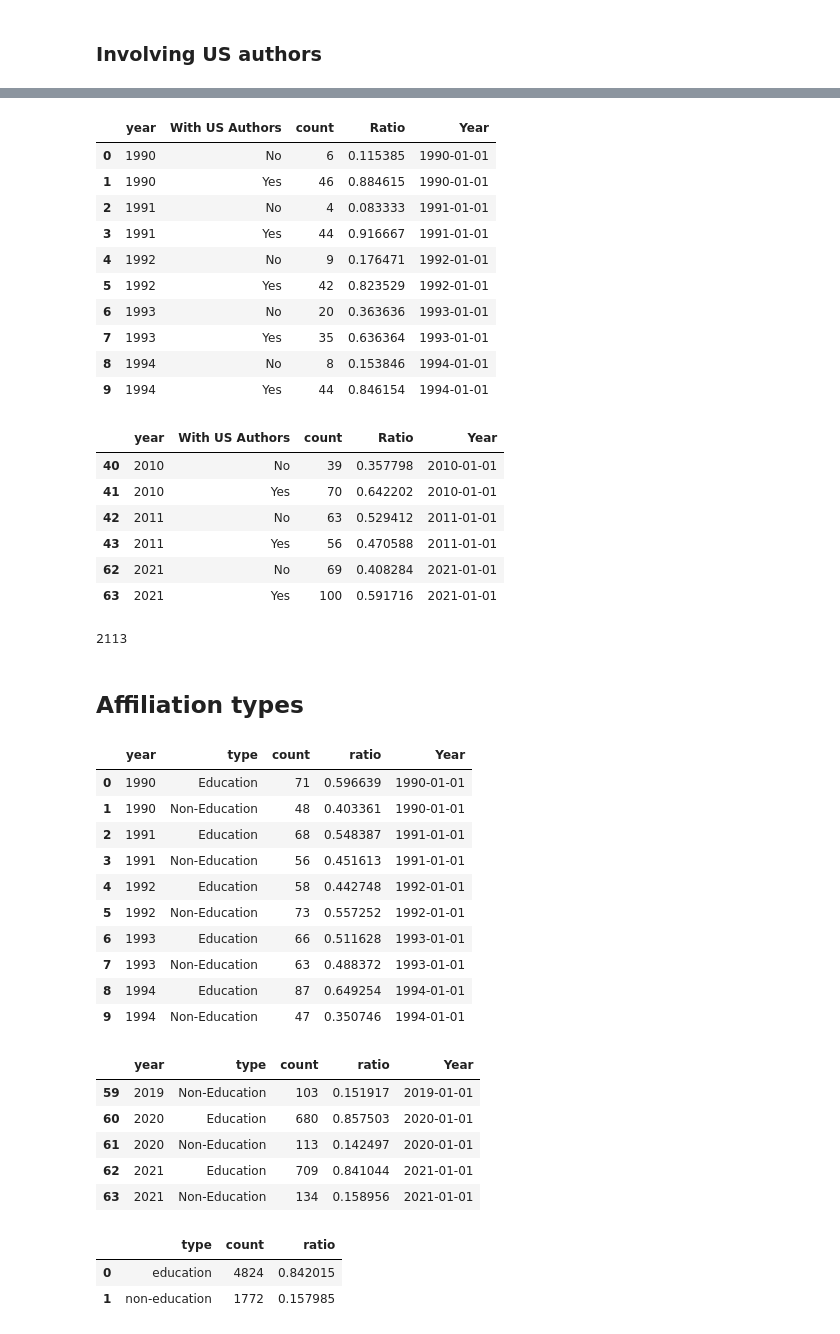
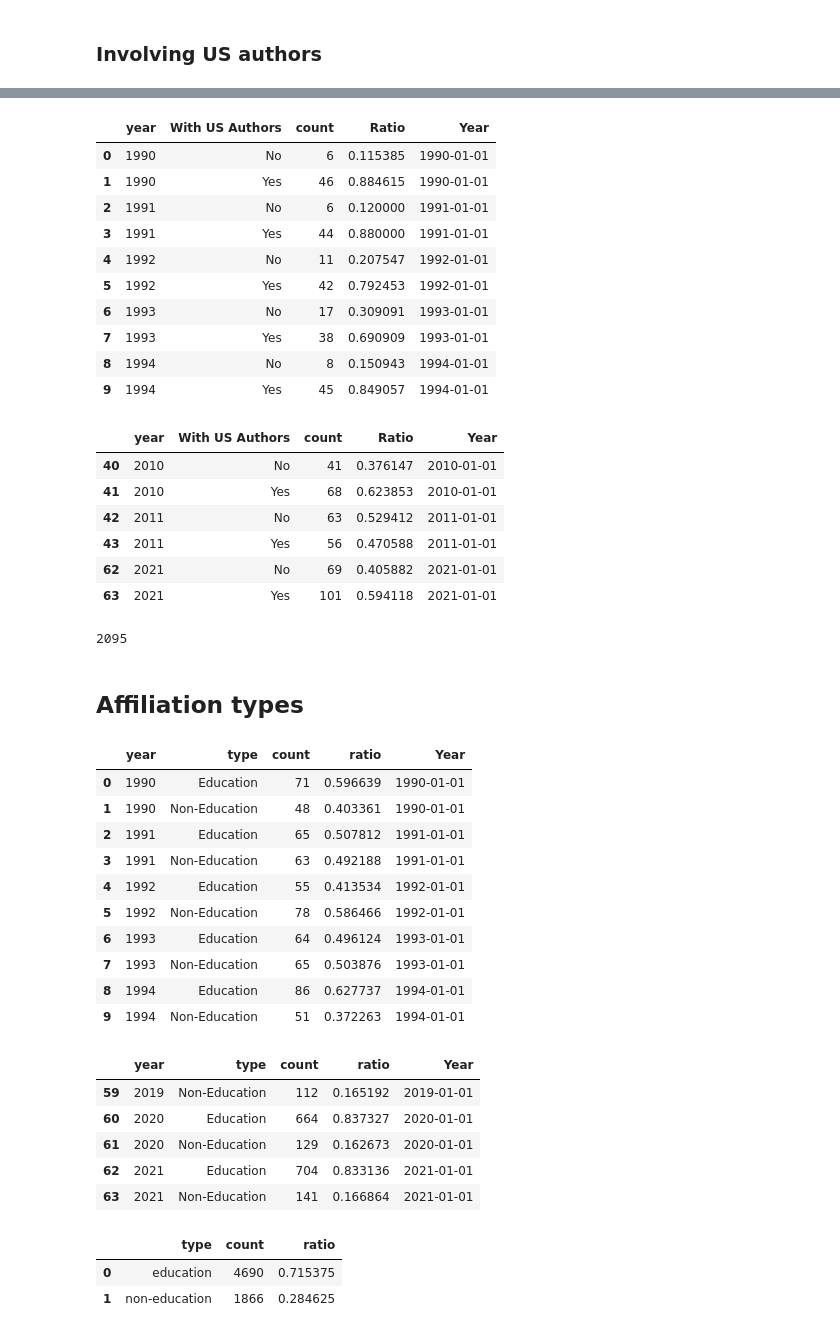
Before and after one commit to hongtaoh/32vis, a Jupyter notebook: analyses_and_get_figures/Authors_Statistics.ipynb, the cells around one changed output, grey strips where cells are left out. Drawn from its saved outputs; the diff is of its cells as text; code cells hidden in the pictures.

```diff
--- a/analyses_and_get_figures/Authors_Statistics.ipynb
+++ b/analyses_and_get_figures/Authors_Statistics.ipynb
@@ -185,8 +185,3 @@ def check_substring(substring_list, string_to_check):
     return True in true_false_list
 # %%
 hk_list = ['Hong Kong', 'hong kong', 'HK', 'hk']
-# %%
-author['Country Code New'] = author.apply(
-    lambda row: 'HK' if check_substring(
-        hk_list, row['Affiliation Name']) else row['Affiliation Country Code'], axis = 1
-)
@@ -193 +193,11 @@ author['Country Code New'] = author.apply(
+# %%
+# now i got it: in np.where, the condition should be a list or array!
+cntry_code_new = np.where(
+    [check_substring(hk_list, i) for i in author['Affiliation Name']],
+    'HK',
+    author['Affiliation Country Code']
+)
+# %%
+kwargs = {'Country Code New': cntry_code_new}
+author = author.assign(**kwargs)
 # %%
@@ -313,28 +323,28 @@ withus_authors.head(10)
 |  | year | With US Authors | count | Ratio | Year |
 | 0 | 1990 | No | 6 | 0.115385 | 1990-01-01 |
 | 1 | 1990 | Yes | 46 | 0.884615 | 1990-01-01 |
-| 2 | 1991 | No | 4 | 0.083333 | 1991-01-01 |
-| 3 | 1991 | Yes | 44 | 0.916667 | 1991-01-01 |
-| 4 | 1992 | No | 9 | 0.176471 | 1992-01-01 |
-| 5 | 1992 | Yes | 42 | 0.823529 | 1992-01-01 |
-| 6 | 1993 | No | 20 | 0.363636 | 1993-01-01 |
-| 7 | 1993 | Yes | 35 | 0.636364 | 1993-01-01 |
-| 8 | 1994 | No | 8 | 0.153846 | 1994-01-01 |
-| 9 | 1994 | Yes | 44 | 0.846154 | 1994-01-01 |
+| 2 | 1991 | No | 6 | 0.120000 | 1991-01-01 |
+| 3 | 1991 | Yes | 44 | 0.880000 | 1991-01-01 |
+| 4 | 1992 | No | 11 | 0.207547 | 1992-01-01 |
+| 5 | 1992 | Yes | 42 | 0.792453 | 1992-01-01 |
+| 6 | 1993 | No | 17 | 0.309091 | 1993-01-01 |
+| 7 | 1993 | Yes | 38 | 0.690909 | 1993-01-01 |
+| 8 | 1994 | No | 8 | 0.150943 | 1994-01-01 |
+| 9 | 1994 | Yes | 45 | 0.849057 | 1994-01-01 |
 # %%
 withus_authors[withus_authors.year.isin([2010, 2011, 2021])]
 # %% [output]
 |  | year | With US Authors | count | Ratio | Year |
-| 40 | 2010 | No | 39 | 0.357798 | 2010-01-01 |
-| 41 | 2010 | Yes | 70 | 0.642202 | 2010-01-01 |
+| 40 | 2010 | No | 41 | 0.376147 | 2010-01-01 |
+| 41 | 2010 | Yes | 68 | 0.623853 | 2010-01-01 |
 | 42 | 2011 | No | 63 | 0.529412 | 2011-01-01 |
 | 43 | 2011 | Yes | 56 | 0.470588 | 2011-01-01 |
-| 62 | 2021 | No | 69 | 0.408284 | 2021-01-01 |
-| 63 | 2021 | Yes | 100 | 0.591716 | 2021-01-01 |
+| 62 | 2021 | No | 69 | 0.405882 | 2021-01-01 |
+| 63 | 2021 | Yes | 101 | 0.594118 | 2021-01-01 |
 # %%
 withus_authors[withus_authors['With US Authors'] == 'Yes']['count'].sum()
 # %% [output]
-2113
+2095
 # %% [markdown]
 ## Affiliation types
 # %%
@@ -359,33 +369,33 @@ binary_type_df.head(10)
 |  | year | type | count | ratio | Year |
 | 0 | 1990 | Education | 71 | 0.596639 | 1990-01-01 |
 | 1 | 1990 | Non-Education | 48 | 0.403361 | 1990-01-01 |
-| 2 | 1991 | Education | 68 | 0.548387 | 1991-01-01 |
-| 3 | 1991 | Non-Education | 56 | 0.451613 | 1991-01-01 |
-| 4 | 1992 | Education | 58 | 0.442748 | 1992-01-01 |
-| 5 | 1992 | Non-Education | 73 | 0.557252 | 1992-01-01 |
-| 6 | 1993 | Education | 66 | 0.511628 | 1993-01-01 |
-| 7 | 1993 | Non-Education | 63 | 0.488372 | 1993-01-01 |
-| 8 | 1994 | Education | 87 | 0.649254 | 1994-01-01 |
-| 9 | 1994 | Non-Education | 47 | 0.350746 | 1994-01-01 |
+| 2 | 1991 | Education | 65 | 0.507812 | 1991-01-01 |
+| 3 | 1991 | Non-Education | 63 | 0.492188 | 1991-01-01 |
+| 4 | 1992 | Education | 55 | 0.413534 | 1992-01-01 |
+| 5 | 1992 | Non-Education | 78 | 0.586466 | 1992-01-01 |
+| 6 | 1993 | Education | 64 | 0.496124 | 1993-01-01 |
+| 7 | 1993 | Non-Education | 65 | 0.503876 | 1993-01-01 |
+| 8 | 1994 | Education | 86 | 0.627737 | 1994-01-01 |
+| 9 | 1994 | Non-Education | 51 | 0.372263 | 1994-01-01 |
 # %%
 binary_type_df.tail(5)
 # %% [output]
 |  | year | type | count | ratio | Year |
-| 59 | 2019 | Non-Education | 103 | 0.151917 | 2019-01-01 |
-| 60 | 2020 | Education | 680 | 0.857503 | 2020-01-01 |
-| 61 | 2020 | Non-Education | 113 | 0.142497 | 2020-01-01 |
-| 62 | 2021 | Education | 709 | 0.841044 | 2021-01-01 |
-| 63 | 2021 | Non-Education | 134 | 0.158956 | 2021-01-01 |
+| 59 | 2019 | Non-Education | 112 | 0.165192 | 2019-01-01 |
+| 60 | 2020 | Education | 664 | 0.837327 | 2020-01-01 |
+| 61 | 2020 | Non-Education | 129 | 0.162673 | 2020-01-01 |
+| 62 | 2021 | Education | 704 | 0.833136 | 2021-01-01 |
+| 63 | 2021 | Non-Education | 141 | 0.166864 | 2021-01-01 |
 # %%
 # edu and non-edu within us
 dic = dict(Counter(author[author['Affiliation Country Code'] == 'US']['Binary Type']))
 dff1 = pd.DataFrame(dic.items(), columns = ['type', 'count'])
-dff1['ratio'] = dff['count'] / dff['count'].sum()
+dff1['ratio'] = dff1['count'] / dff1['count'].sum()
 dff1
 # %% [output]
 |  | type | count | ratio |
-| 0 | education | 4824 | 0.842015 |
-| 1 | non-education | 1772 | 0.157985 |
+| 0 | education | 4690 | 0.715375 |
+| 1 | non-education | 1866 | 0.284625 |
 # %%
 # edu and non-edu outside of the us
 dic = dict(Counter(author[author['Affiliation Country Code'] != 'US']['Binary Type']))
```
Also changed, not shown: parts of 27 cells of this notebook, 50 other files.
